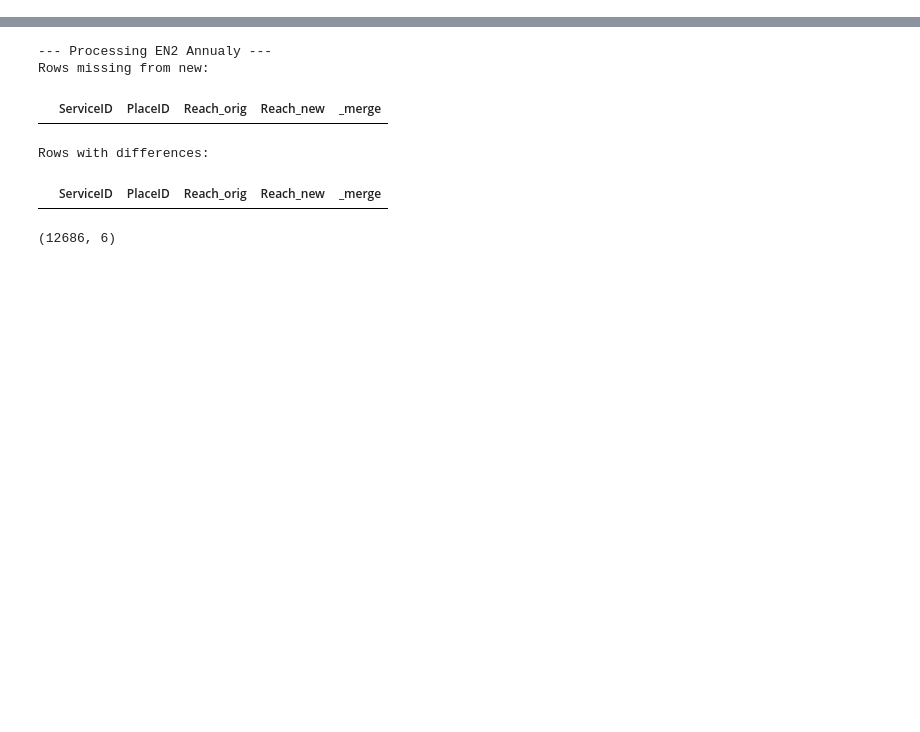
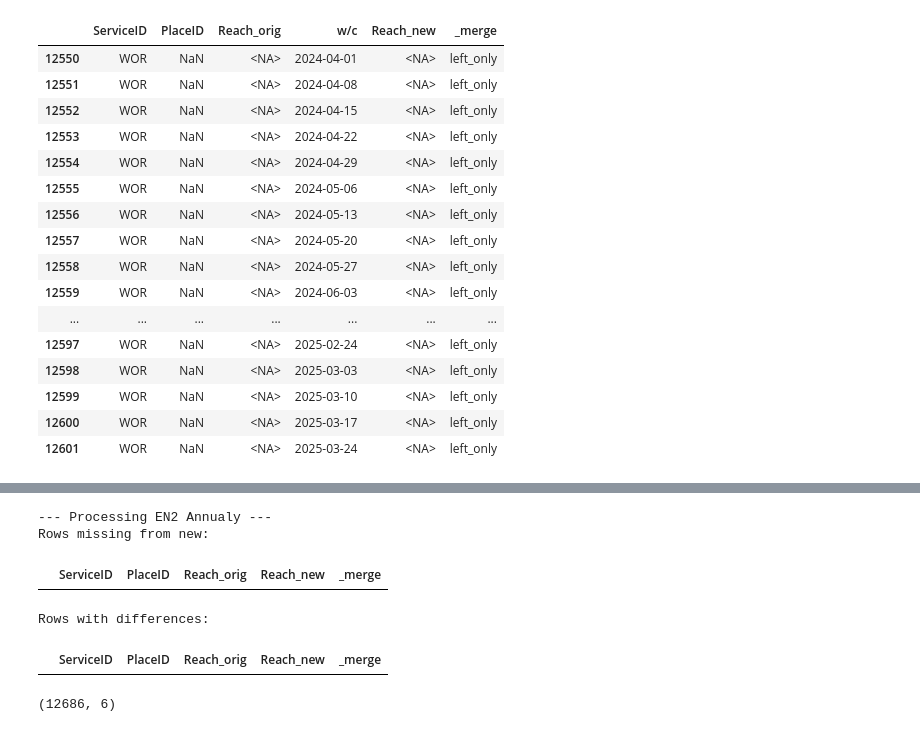
Before and after one commit to brunsd42/digiGAM, a Jupyter notebook: code/5_test_comparingMK_BD_social_yt.ipynb, the cells around one changed output, grey strips where cells are left out. Cells and saved outputs as stored; diff of their text form; code cells hidden in the pictures; blank space fills up the shorter version.

```diff
--- a/code/5_test_comparingMK_BD_social_yt.ipynb
+++ b/code/5_test_comparingMK_BD_social_yt.ipynb
@@ -662,3 +670,70 @@ datasets = [
         }
     },
 ]
+# %%
+
+# Execute comparisons
+for ds in datasets:
+    # TODO - test currently doesn't catch additional things in my dataset that are not in minnie's
+    # e.g. I included Studios for UK / Youtube and Minnie did not - that did not show up here
+    print(f"\n--- Processing {ds['name']} ---")
+
+    orig = load_excel(ds["original_path"]) if ds["original_path"].endswith(".xlsx") else load_csv(ds["original_path"])
+    new  = load_excel(ds["new_path"]) if ds["new_path"].endswith(".xlsx") else load_csv(ds["new_path"])
+
+    # Special preprocessing for Country Percentage dataset
+    if ds["name"] == "Country Percentage":
+
+        # Rename 'Country' to 'YouTube Codes' in original data and merge with mapping
+        orig = orig.rename(columns={'Country': 'YouTube Codes'})
+        orig = orig.merge(country_map, on='YouTube Codes', how='left').drop(columns=['YouTube Codes'])
+
+    if "Country Code" in orig.columns:
+        orig = standardize_country_codes(orig)
+    if "Country Code" in new.columns:
+        new = standardize_country_codes(new)
+
+    # Rename columns according to mapping
+    orig = orig.rename(columns={k: v for k, v in ds["column_mapping"].items() if k in orig.columns})
+    new  = new.rename(columns={k: v for k, v in ds["column_mapping"].items() if k in new.columns})
+
+    # Special preprocessing for Country Percentage dataset
+    if ds['preprocess']['week_mapping']:
+        # add w/c using Week Number
+        orig = orig.merge(week_map, left_on='Week Number', right_on='WeekNumber_finYear',
+                                              how='left').drop(columns=['Week Number', 'WeekNumber_finYear'])
+
+    '''# Special preprocessing for Country Percentage dataset
+    if ds["name"] in ["GNL Weekly", "WSL Weekly", "WOR Weekly",
+                      "WSE Weekly", "MA- Weekly", "FOA Weekly",
+                      "AXE Weekly", "AX2 Weekly", "ANW Weekly",
+                      "ANY Weekly", "TOT Weekly", "ALL Weekly",
+                     ]:
+
+        # Rename 'Country' to 'YouTube Codes' in original data and merge with mapping
+        orig = orig.merge(week_map, left_on='Week Number', right_on='WeekNumber_finYear',
+                                              how='left').drop(columns=['Week Number', 'WeekNumber_finYear'])
+    '''
+    # Ensure 'w/c' columns are datetime in both DataFrames
+    if 'w/c' in orig.columns:
+        orig['w/c'] = pd.to_datetime(orig['w/c'], errors='coerce')
+    if 'w/c' in new.columns:
+        new['w/c'] = pd.to_datetime(new['w/c'], errors='coerce')
+
+    missing, different = run_comparison(
+        orig, new,
+        ds["column_mapping"],
+        ds["key_columns"],
+        method=ds.get("method", "integer"),
+        threshold=ds.get("threshold", 0.0001)
+    )
+
+    print("Rows missing from new:")
+    display(missing)
+    print("Rows with differences:")
+    if len(different) > 0:
+        different['diff'] = different['Reach_orig'] - different['Reach_new']
+        display(different.sort_values('diff', ascending=False))
+    else:
+        display(different)
+# %% [output]
@@ -664,0 +742,17 @@ datasets = [
+|  | ServiceID | PlaceID | Reach_orig | w/c | Reach_new | _merge |
+| 12550 | WOR | NaN | <NA> | 2024-04-01 | <NA> | left_only |
+| 12551 | WOR | NaN | <NA> | 2024-04-08 | <NA> | left_only |
+| 12552 | WOR | NaN | <NA> | 2024-04-15 | <NA> | left_only |
+| 12553 | WOR | NaN | <NA> | 2024-04-22 | <NA> | left_only |
+| 12554 | WOR | NaN | <NA> | 2024-04-29 | <NA> | left_only |
+| 12555 | WOR | NaN | <NA> | 2024-05-06 | <NA> | left_only |
+| 12556 | WOR | NaN | <NA> | 2024-05-13 | <NA> | left_only |
+| 12557 | WOR | NaN | <NA> | 2024-05-20 | <NA> | left_only |
+| 12558 | WOR | NaN | <NA> | 2024-05-27 | <NA> | left_only |
+| 12559 | WOR | NaN | <NA> | 2024-06-03 | <NA> | left_only |
+| ... | ... | ... | ... | ... | ... | ... |
+| 12597 | WOR | NaN | <NA> | 2025-02-24 | <NA> | left_only |
+| 12598 | WOR | NaN | <NA> | 2025-03-03 | <NA> | left_only |
+| 12599 | WOR | NaN | <NA> | 2025-03-10 | <NA> | left_only |
+| 12600 | WOR | NaN | <NA> | 2025-03-17 | <NA> | left_only |
+| 12601 | WOR | NaN | <NA> | 2025-03-24 | <NA> | left_only |
```
Also changed, not shown: parts of 3 cells of this notebook, 2 other files.
